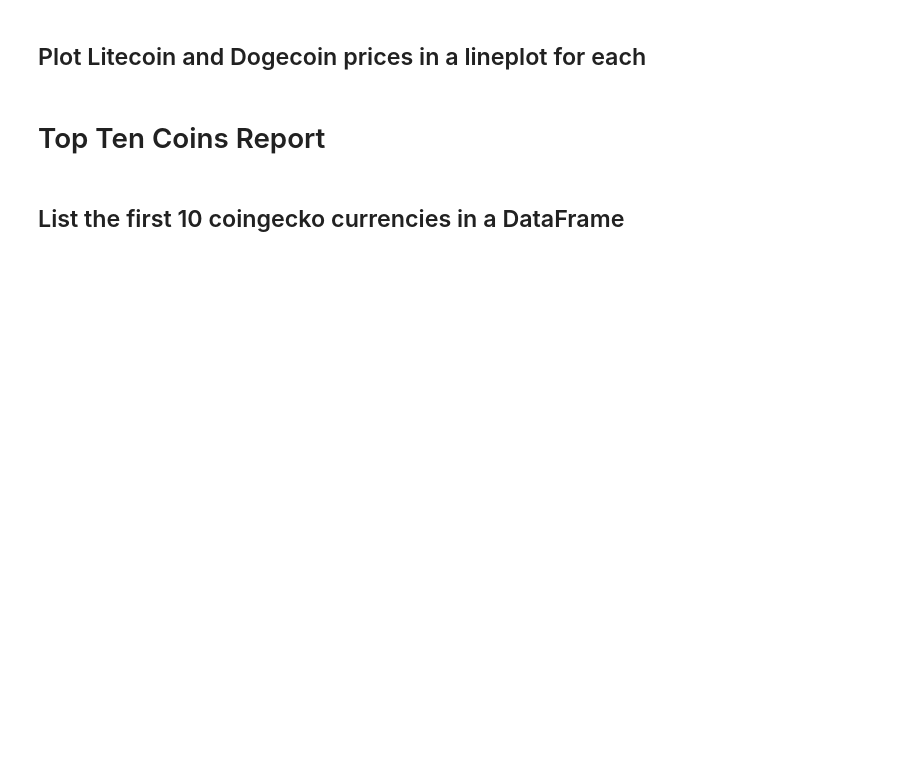
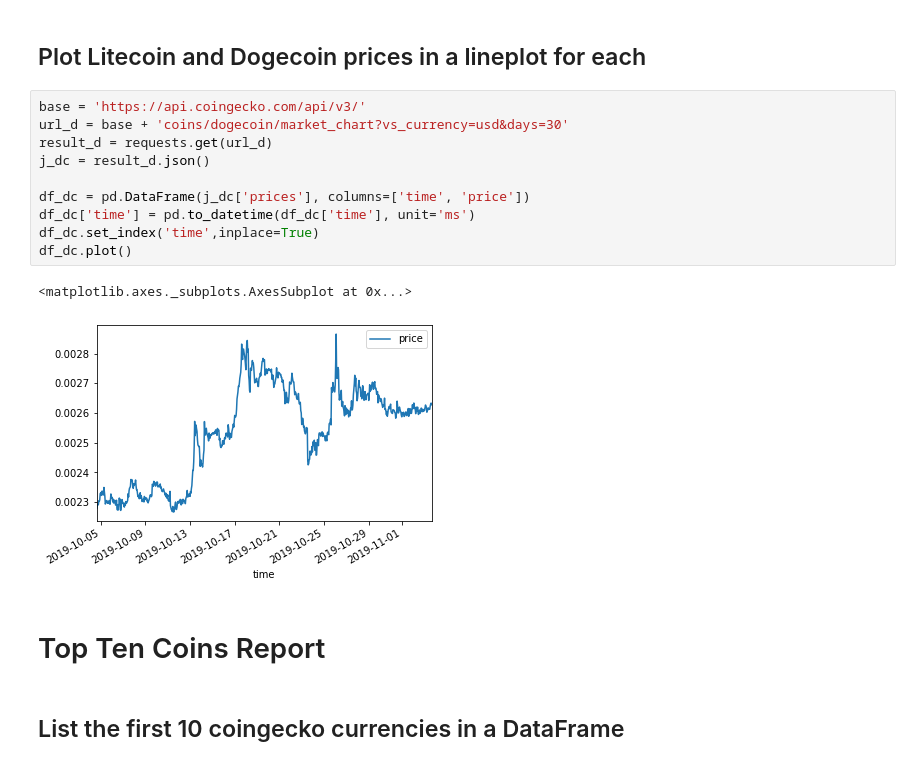
Before and after one commit to ironhack-datalabs/data-ber-10-19, a Jupyter notebook: module-1_labs/lab-coingecko-api/your code/main.ipynb, the cells around one changed output. Drawn from its saved outputs; the diff is of its cells as text; blank space fills up the shorter version.

```diff
--- a/module-1_labs/lab-coingecko-api/your code/main.ipynb
+++ b/module-1_labs/lab-coingecko-api/your code/main.ipynb
@@ -13,5 +40,18 @@ import matplotlib
 # %% [markdown]
 ## Plot Litecoin and Dogecoin prices in a lineplot for each
+# %%
+base = 'https://api.coingecko.com/api/v3/'
+url_d = base + 'coins/dogecoin/market_chart?vs_currency=usd&days=30'
+result_d = requests.get(url_d)
+j_dc = result_d.json()
+
+df_dc = pd.DataFrame(j_dc['prices'], columns=['time', 'price'])
+df_dc['time'] = pd.to_datetime(df_dc['time'], unit='ms')
+df_dc.set_index('time',inplace=True)
+df_dc.plot()
+# %% [output]
+<matplotlib.axes._subplots.AxesSubplot at 0x...>
+[figure, added]
 # %% [markdown]
 # Top Ten Coins Report
 # %% [markdown]
```
Also changed, not shown: parts of 4 cells of this notebook, 3 other files.
